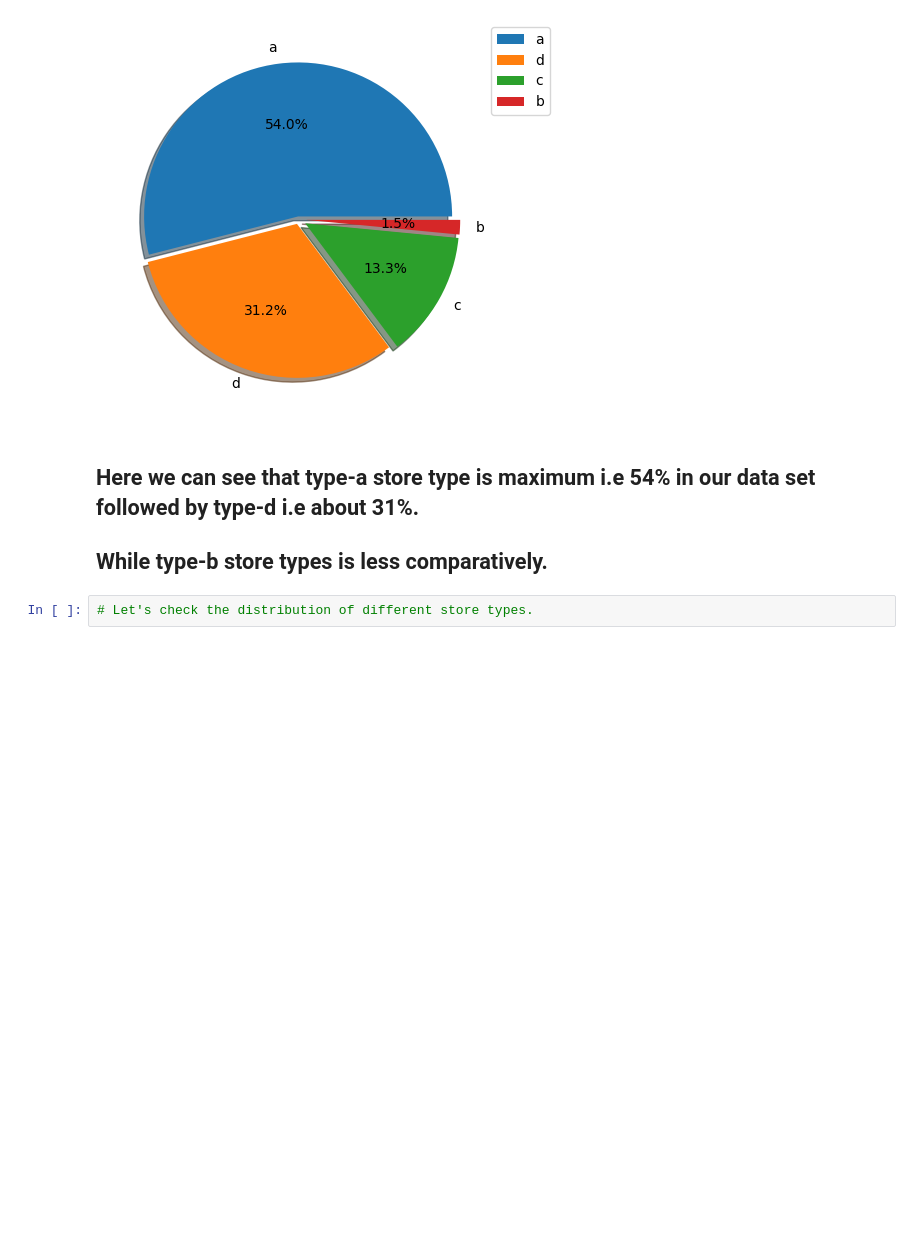
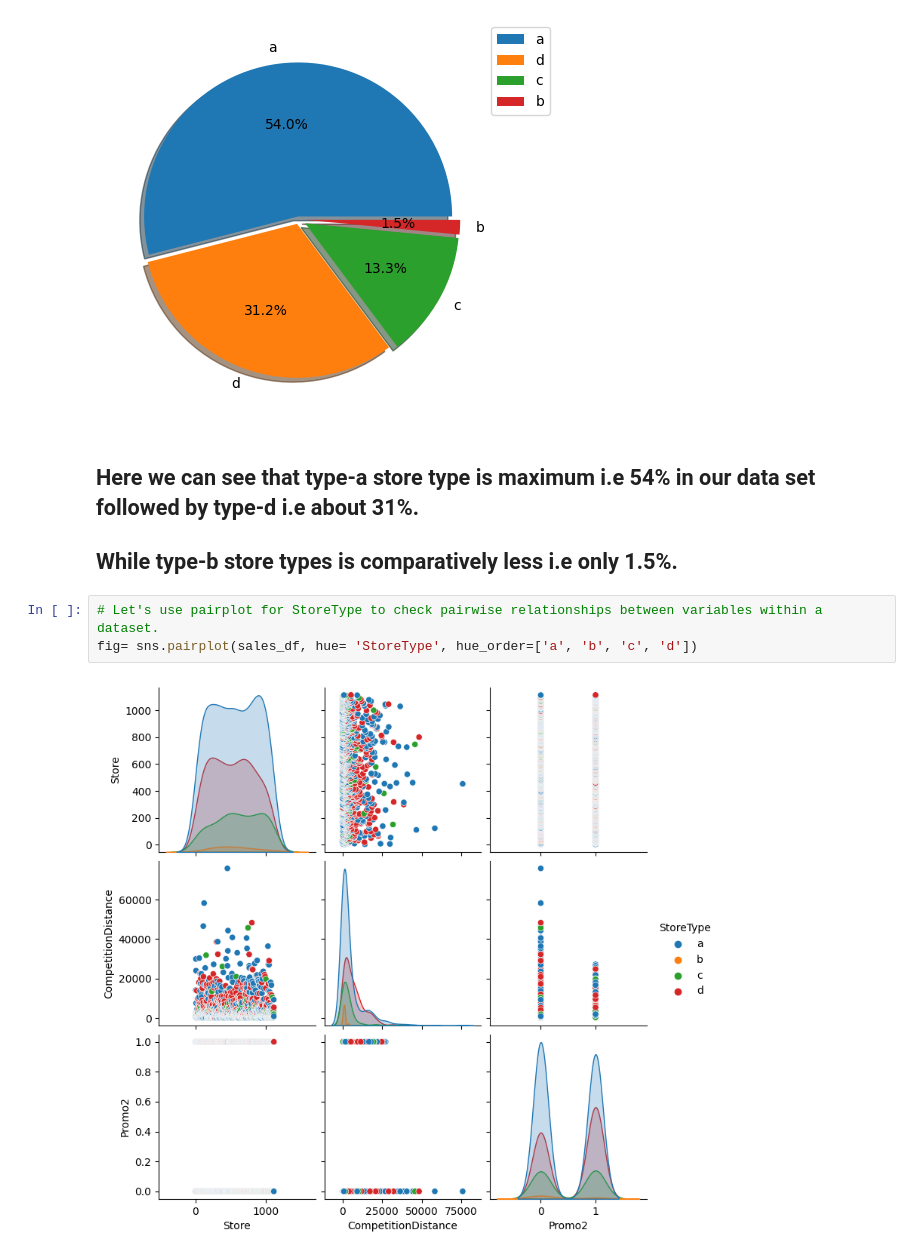
Before and after one commit to diptiranjan1998/Regression-Analysis-on-Retail-Sales-Prediction, a Jupyter notebook: Retail_sales_prediction.ipynb, the cells around one changed output. Saved outputs shown, nothing was run; the diff lists cells and outputs as text; blank space fills up the shorter version.

```diff
--- a/Retail_sales_prediction.ipynb
+++ b/Retail_sales_prediction.ipynb
@@ -178,6 +180,9 @@ plt.show()
 # %% [markdown]
 ## Here we can see that type-a store type is maximum i.e 54% in our data set followed by type-d i.e about 31%.
 
-## While type-b store types is less comparatively.
+## While type-b store types is comparatively less i.e  only 1.5%.
-# %%
-# Let's check the distribution of different store types.
+# %%
+# Let's use pairplot for StoreType to check pairwise relationships between variables within a dataset.
+fig= sns.pairplot(sales_df, hue= 'StoreType', hue_order=['a', 'b', 'c', 'd'])
+# %% [output]
+[figure, added]
```
Also changed, not shown: parts of 20 cells of this notebook.
